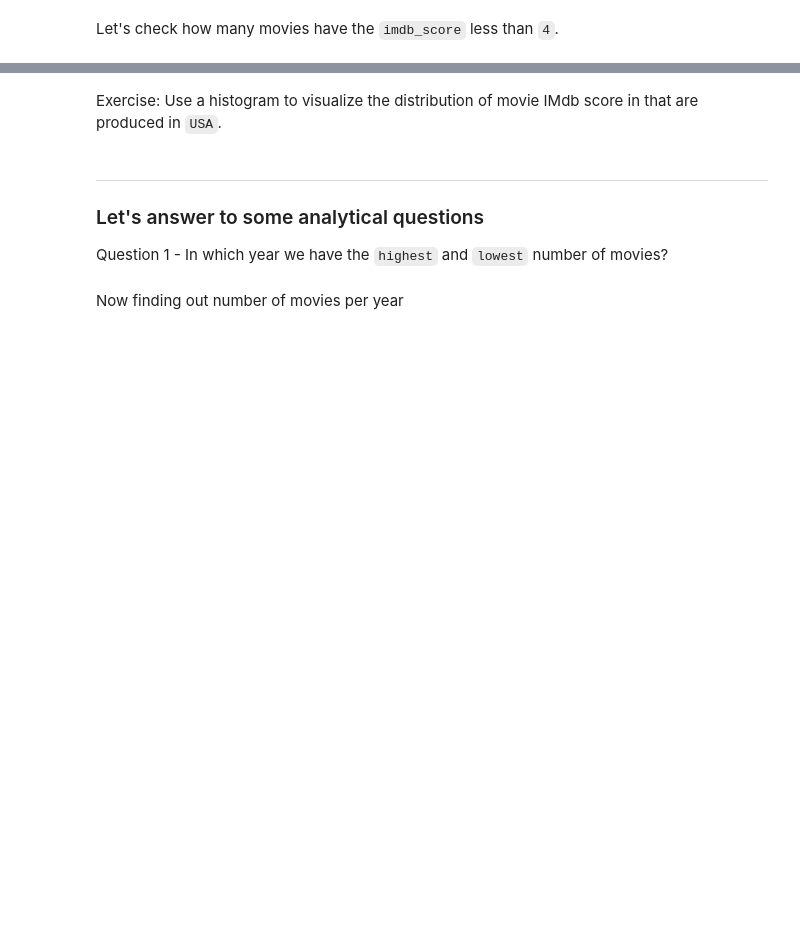
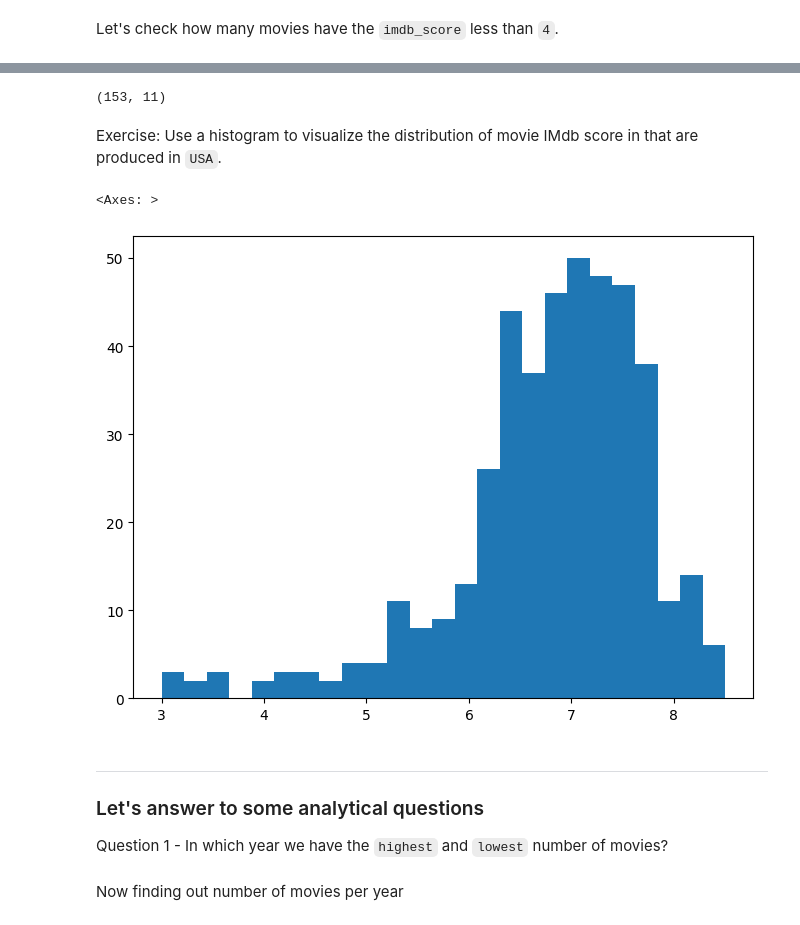
Before and after one commit to seanwhs/learn-python, a Jupyter notebook: data-analysis-using-pandas/The Notebook.ipynb, the cells around one changed output, grey strips where cells are left out. Drawn from its saved outputs; the diff is of its cells as text; code cells hidden in the pictures; blank space fills up the shorter version.

```diff
--- a/data-analysis-using-pandas/The Notebook.ipynb
+++ b/data-analysis-using-pandas/The Notebook.ipynb
@@ -159,5 +200,15 @@ Let's check how many movies have the `imdb_score` less than `4`.
+# %%
+low_score_movies.shape
+# %% [output]
+(153, 11)
 # %% [markdown]
 Exercise: Use a histogram to visualize the distribution of movie IMdb score in that are produced in `USA`.
+# %%
+country_specified = data[data.country=='UK']
+country_specified.imdb_score.hist(bins=25, figsize=(8,6), grid=False)
+# %% [output]
+<Axes: >
+[figure, added]
 # %% [markdown]
 ---
 ### Let's answer to some analytical questions
```
Also changed, not shown: parts of 16 cells of this notebook, 2 other files.
